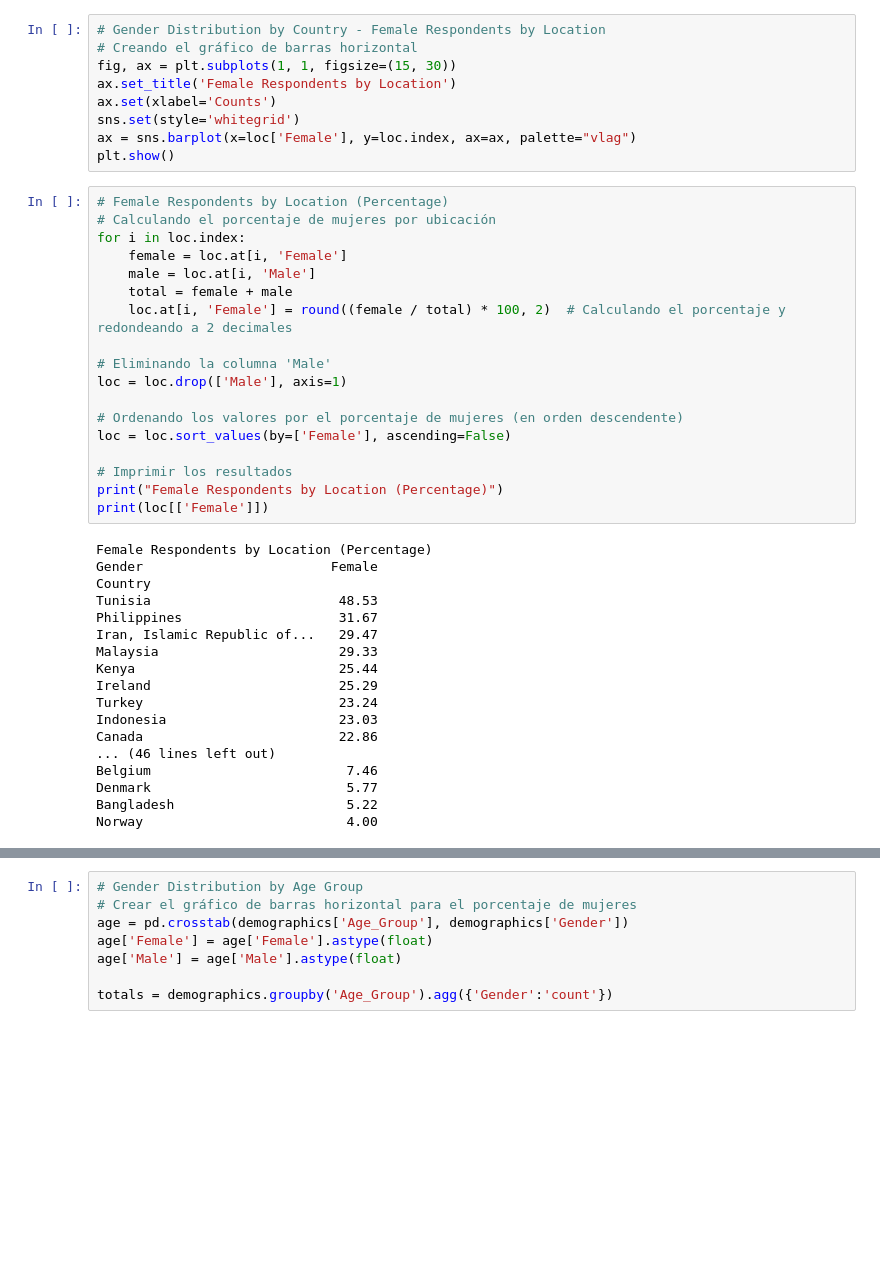
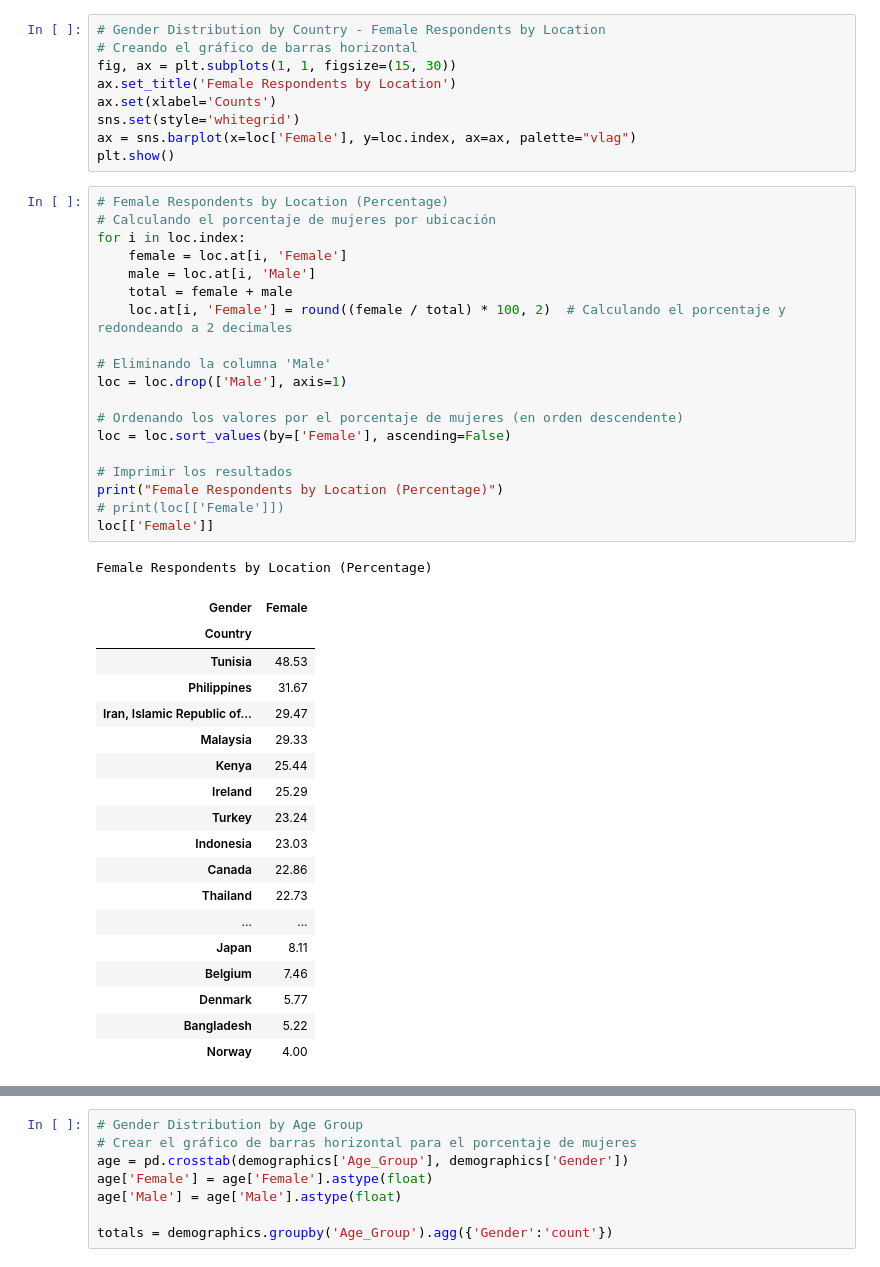
Before and after one commit to CCT-Dublin/capstone-project-feb-2024-ft-YumikoBejarano, a Jupyter notebook: CA 1 – Capstone Project Proposal.ipynb, the cells around one changed output, grey strips where cells are left out. Cells and saved outputs as stored; diff of their text form; blank space fills up the shorter version.

```diff
--- a/CA 1 – Capstone Project Proposal.ipynb
+++ b/CA 1 – Capstone Project Proposal.ipynb
@@ -107,39 +111,42 @@ plt.show()
 # %%
 # Female Respondents by Location (Percentage)
 # Calculando el porcentaje de mujeres por ubicación
 for i in loc.index:
     female = loc.at[i, 'Female']
     male = loc.at[i, 'Male']
     total = female + male
     loc.at[i, 'Female'] = round((female / total) * 100, 2)  # Calculando el porcentaje y redondeando a 2 decimales
 
 # Eliminando la columna 'Male'
 loc = loc.drop(['Male'], axis=1)
 
 # Ordenando los valores por el porcentaje de mujeres (en orden descendente)
 loc = loc.sort_values(by=['Female'], ascending=False)
 
 # Imprimir los resultados
 print("Female Respondents by Location (Percentage)")
-print(loc[['Female']])
+# print(loc[['Female']])
+loc[['Female']]
 # %% [output]
 Female Respondents by Location (Percentage)
-Gender                        Female
-Country
-Tunisia                        48.53
-Philippines                    31.67
-Iran, Islamic Republic of...   29.47
-Malaysia                       29.33
-Kenya                          25.44
-Ireland                        25.29
-Turkey                         23.24
-Indonesia                      23.03
-Canada                         22.86
-... (46 lines left out)
-Belgium                         7.46
-Denmark                         5.77
-Bangladesh                      5.22
-Norway                          4.00
+| Gender | Female |
+| Country |  |
+| Tunisia | 48.53 |
+| Philippines | 31.67 |
+| Iran, Islamic Republic of... | 29.47 |
+| Malaysia | 29.33 |
+| Kenya | 25.44 |
+| Ireland | 25.29 |
+| Turkey | 23.24 |
+| Indonesia | 23.03 |
+| Canada | 22.86 |
+| Thailand | 22.73 |
+| ... | ... |
+| Japan | 8.11 |
+| Belgium | 7.46 |
+| Denmark | 5.77 |
+| Bangladesh | 5.22 |
+| Norway | 4.00 |
 # %%
 # Female Respondents by Location (Percentage)
 # Crear el gráfico de barras horizontal para el porcentaje de mujeres
```
Also changed, not shown: parts of 23 cells of this notebook.
